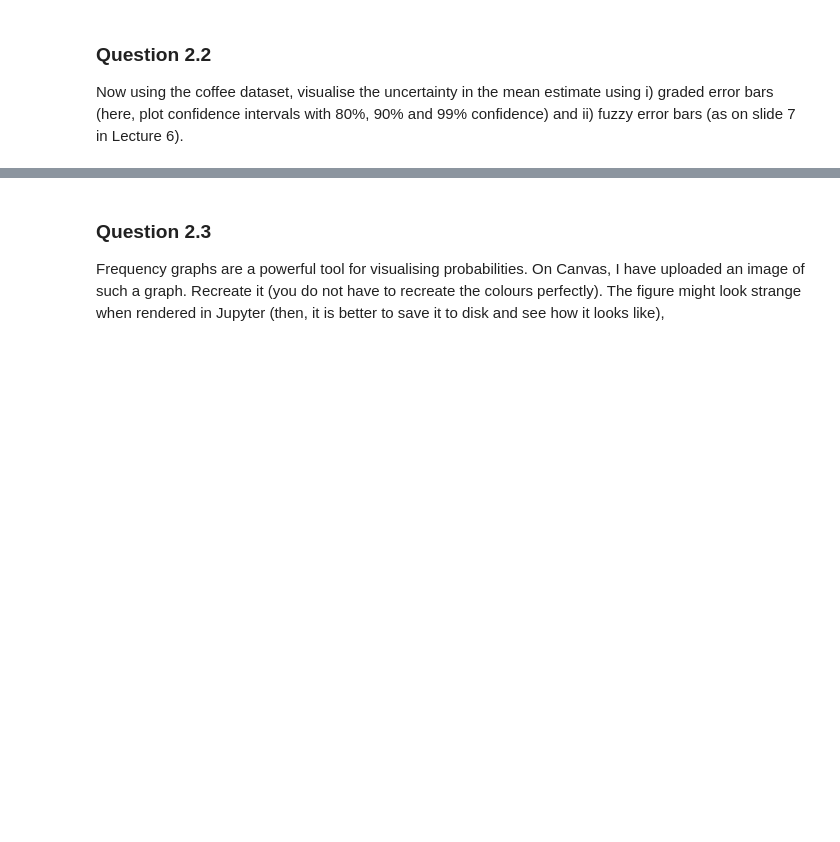
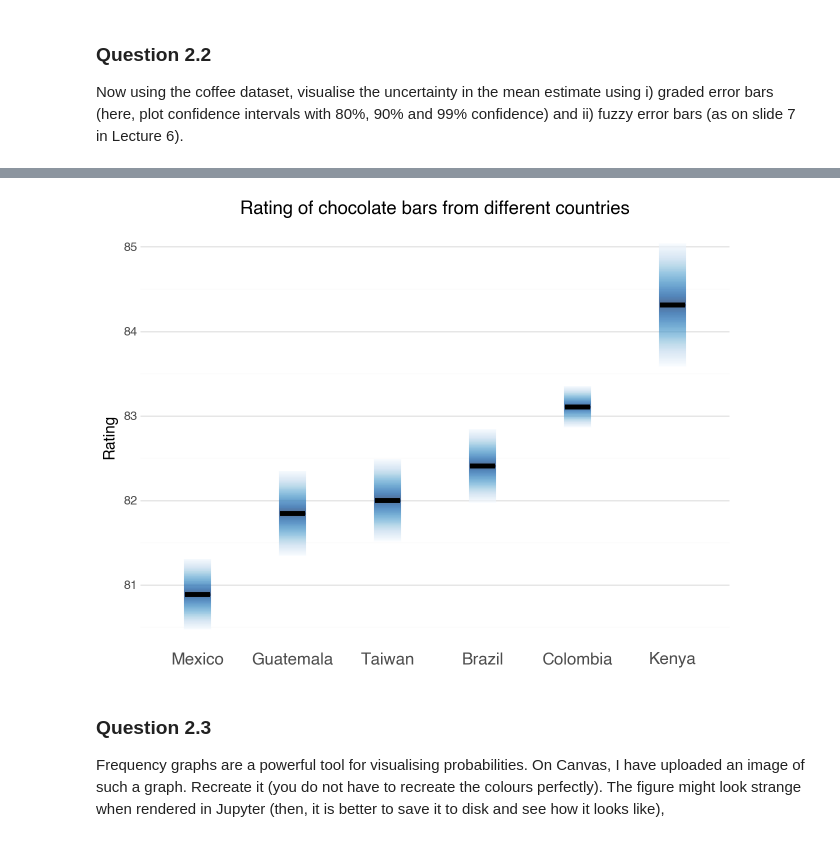
Before and after one commit to ErikDagobert/Scientific-Visualization, a Jupyter notebook: HW4/Homework4_2025.ipynb, the cells around one changed output, grey strips where cells are left out. Drawn from its saved outputs; the diff is of its cells as text; code cells hidden in the pictures; blank space fills up the shorter version.

```diff
--- a/HW4/Homework4_2025.ipynb
+++ b/HW4/Homework4_2025.ipynb
@@ -204,3 +235,39 @@ Now using the coffee dataset, visualise the uncertainty in the mean estimate usi
+# %%
+# Insert code here for visual 2
+# Erik
+
+data_fuzzy_tmp = CIs.query("CI_percent == '99%'")
+data_fuzzy_80 = CIs.query("CI_percent == '80%'")
+
+line_color = np.concatenate([np.linspace(0, 50, 50), np.linspace(50, 0, 50)])
+data_fuzzy = pd.DataFrame()
+
+for i in range(data_fuzzy_tmp.shape[0]):
+    val_min, val_max = data_fuzzy_tmp["CI_low"].values[i], data_fuzzy_tmp["CI_high"].values[i]
+    df_tmp = pd.DataFrame({"val_line" : np.linspace(val_min, val_max, 100),
+                        "color_line" : line_color})
+    df_tmp["country_of_origin"] = data_fuzzy_tmp["country_of_origin"].values[i]
+    data_fuzzy = pd.concat([data_fuzzy, df_tmp])
+
+
+data_fuzzy["country_of_origin"] = pd.Categorical(data_fuzzy["country_of_origin"], categories=countries, ordered=True)
+
+
+(
+    ggplot(data_fuzzy, aes("country_of_origin", "val_line"))
+        + geom_line(aes(color="color_line"), size=11.0, alpha=0.7)
+        + geom_crossbar(data=data_fuzzy_80, mapping=aes(y = "total_cup_pointsmean", ymin = "total_cup_pointsmean", ymax = "total_cup_pointsmean"), width=0.26, size=1.0)
+        + scale_color_cmap("Blues")
+        + labs(x = "", y = "Rating", title = "Rating of chocolate bars from different countries")
+        + theme_minimal()
+        + theme(legend_position="none")
+        + theme(panel_grid_major_x=element_blank(),
+              axis_text_x = element_text(size=12))
+)
+
+# Remember to print the visual
+# %% [output]
+[figure, added]
 # %% [markdown]
 ### Question 2.3
 
```
Also changed, not shown: parts of 6 cells of this notebook.
